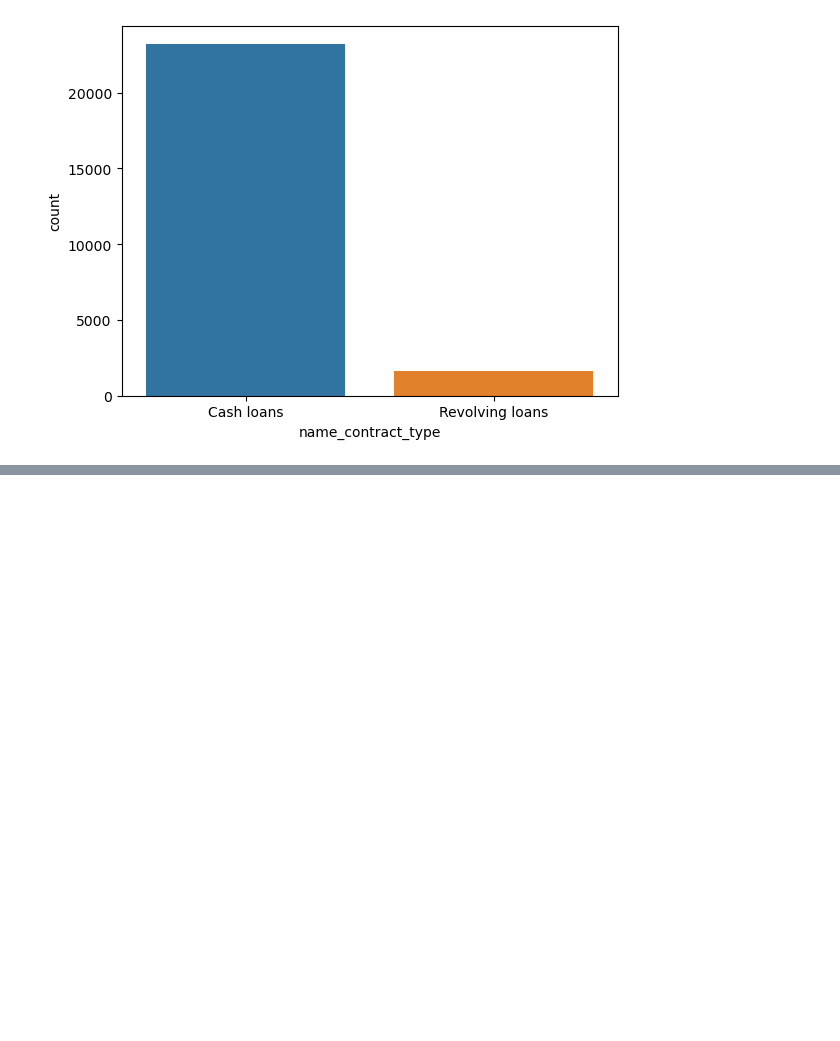
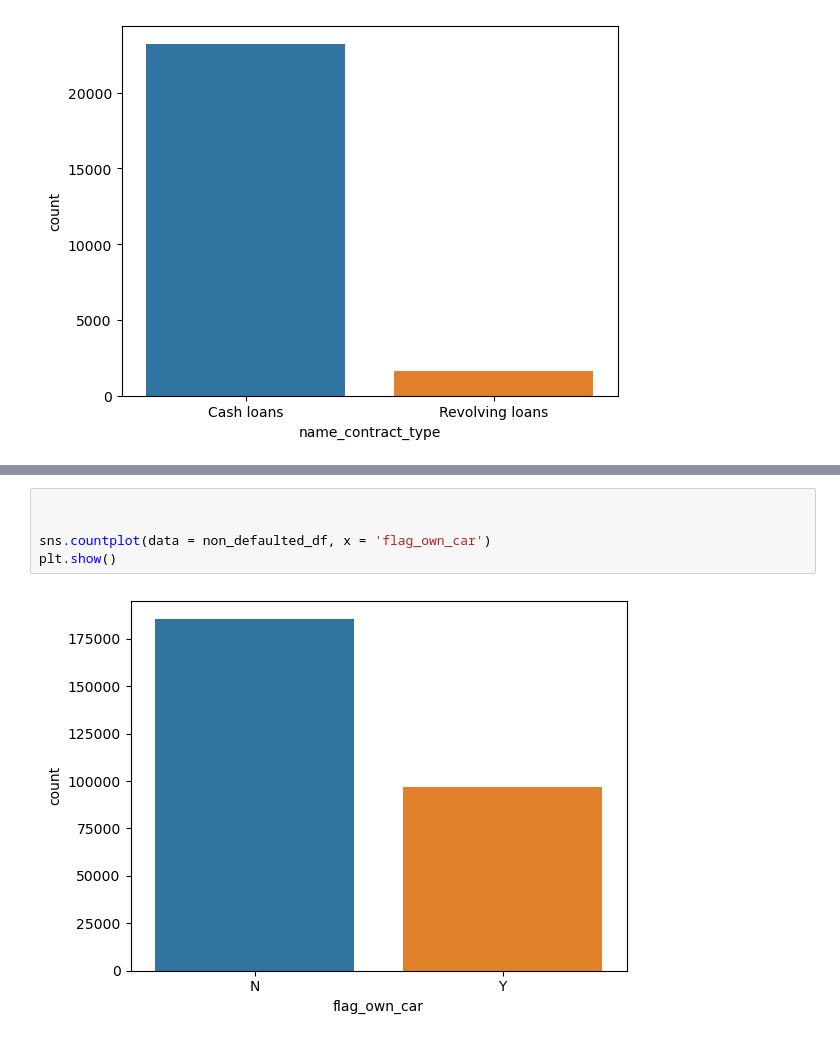
Before and after one commit to Kunind/Loan_default_prediction, a Jupyter notebook: notebooks/EDA.ipynb, the cells around one changed output, grey strips where cells are left out. Saved outputs shown, nothing was run; the diff lists cells and outputs as text; blank space fills up the shorter version.

```diff
--- a/notebooks/EDA.ipynb
+++ b/notebooks/EDA.ipynb
@@ -80,0 +101,7 @@ plt.show()
+# %%
+
+
+sns.countplot(data = non_defaulted_df, x = 'flag_own_car')
+plt.show()
+# %% [output]
+[figure, added]
```
Also changed, not shown: parts of 17 cells of this notebook.
